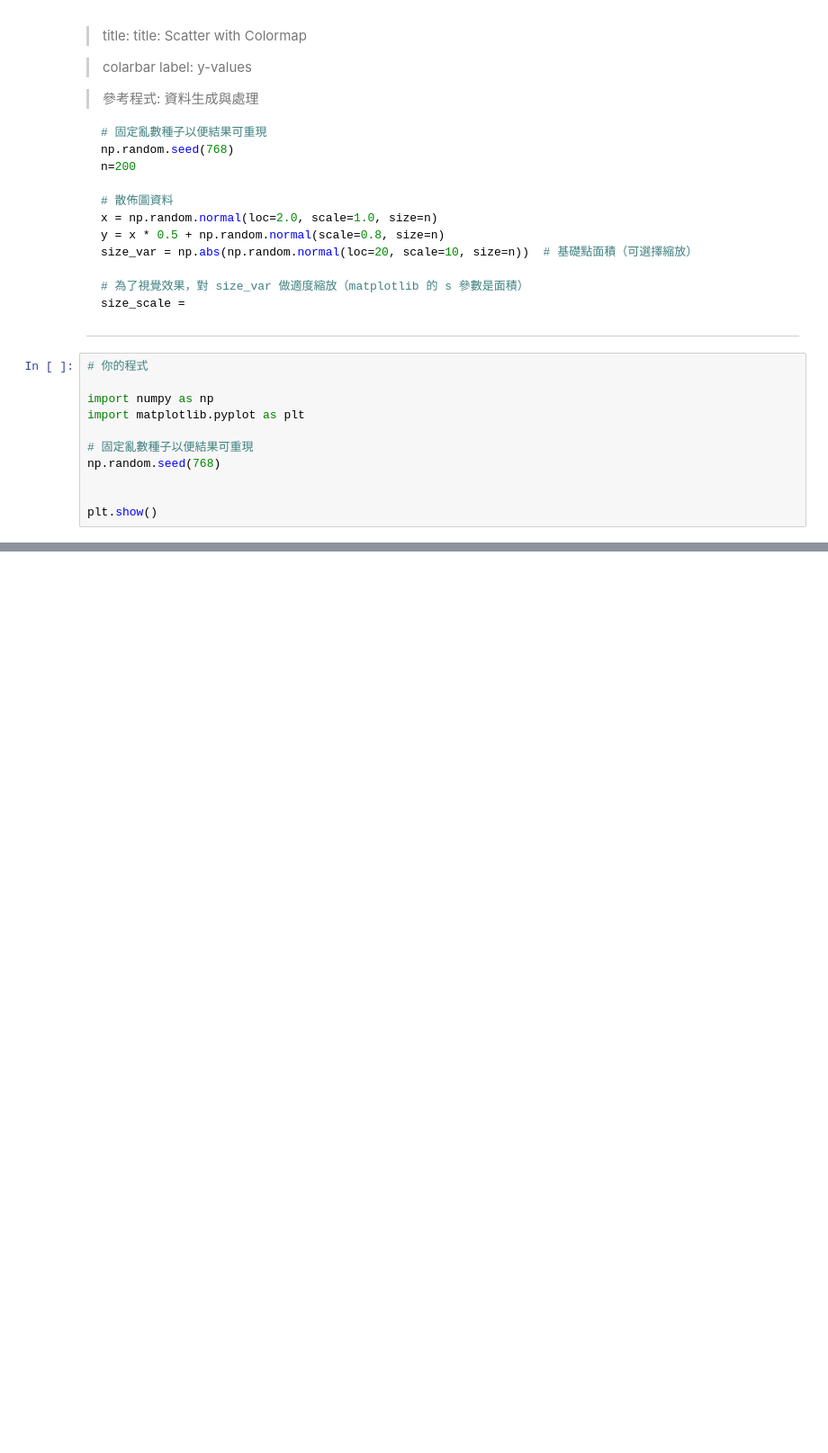
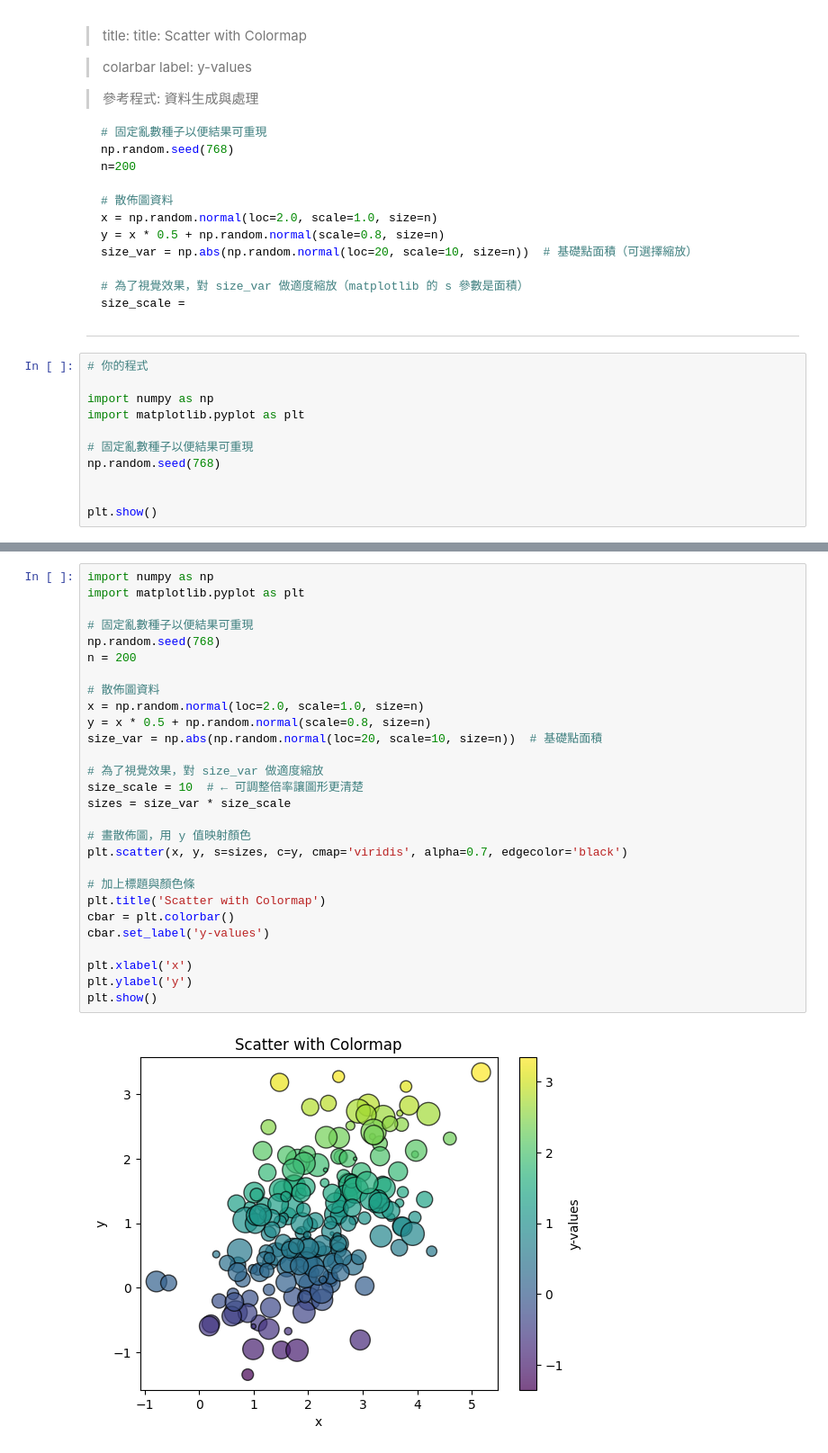
Before and after one commit to IntroDS-2025f/github-hw-1-zixuan0310-rgb, a Jupyter notebook: matplot_test1.ipynb, the cells around one changed output, grey strips where cells are left out. Shown: that part at 90% size. Cells and saved outputs as stored; diff of their text form; blank space fills up the shorter version.

```diff
--- a/matplot_test1.ipynb
+++ b/matplot_test1.ipynb
@@ -81,0 +101,30 @@ plt.show()
+# %%
+import numpy as np
+import matplotlib.pyplot as plt
+
+# 固定亂數種子以便結果可重現
+np.random.seed(768)
+n = 200
+
+# 散佈圖資料
+x = np.random.normal(loc=2.0, scale=1.0, size=n)
+y = x * 0.5 + np.random.normal(scale=0.8, size=n)
+size_var = np.abs(np.random.normal(loc=20, scale=10, size=n))  # 基礎點面積
+
+# 為了視覺效果，對 size_var 做適度縮放
+size_scale = 10  # ← 可調整倍率讓圖形更清楚
+sizes = size_var * size_scale
+
+# 畫散佈圖，用 y 值映射顏色
+plt.scatter(x, y, s=sizes, c=y, cmap='viridis', alpha=0.7, edgecolor='black')
+
+# 加上標題與顏色條
+plt.title('Scatter with Colormap')
+cbar = plt.colorbar()
+cbar.set_label('y-values')
+
+plt.xlabel('x')
+plt.ylabel('y')
+plt.show()
+# %% [output]
+[figure, added]
```
Also changed, not shown: parts of 1 cell of this notebook.
